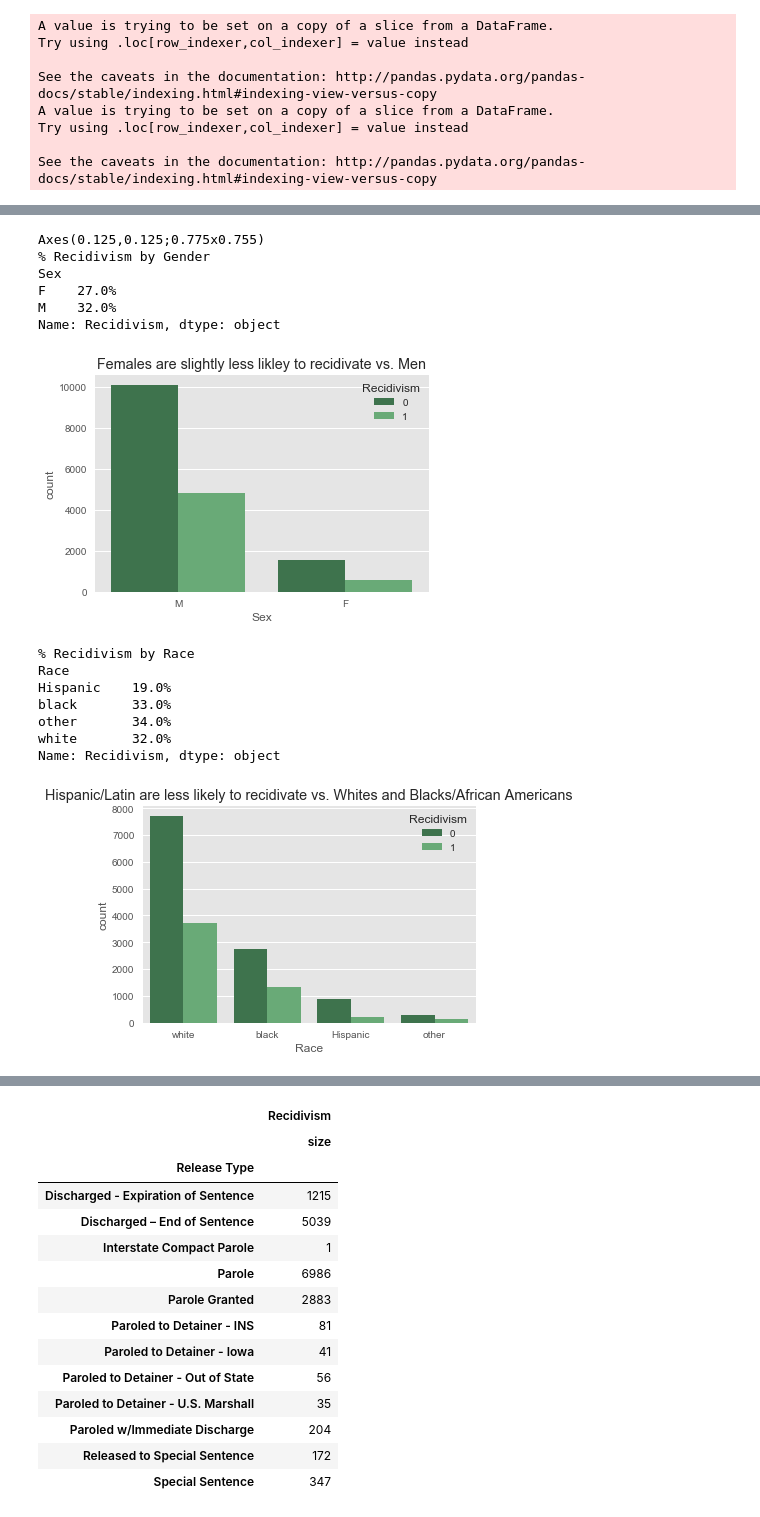
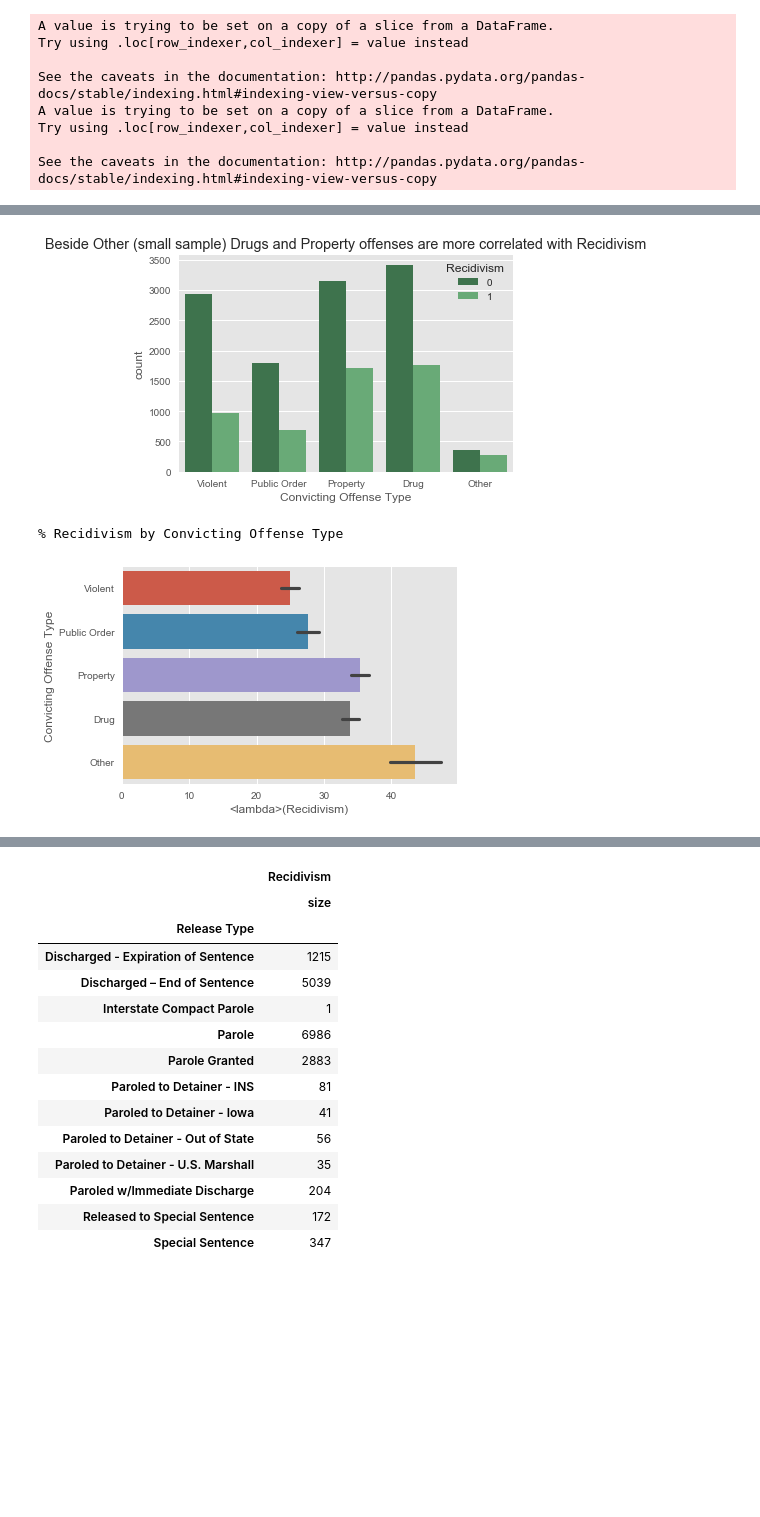
Before and after one commit to matanefron/Final-Project, a Jupyter notebook: ds_class_2017_new/final_project/Recidivism Project.ipynb, the cells around one changed output, grey strips where cells are left out. Cells and saved outputs as stored; diff of their text form; code cells hidden in the pictures; blank space fills up the shorter version.

```diff
--- a/ds_class_2017_new/final_project/Recidivism Project.ipynb
+++ b/ds_class_2017_new/final_project/Recidivism Project.ipynb
@@ -101,37 +145,25 @@ See the caveats in the documentation: http://pandas.pydata.org/pandas-docs/stabl
 # %%
 ax = plt.axes()
-print sns.countplot(x="Sex",hue="Recidivism", data=df, palette="Greens_d");
-ax.set_title('Females are slightly less likley to recidivate vs. Men')
+sns.countplot(x="Convicting Offense Type",hue="Recidivism", data=df, palette="Greens_d");
+
+ax.set_title('Beside Other (small sample) Drugs and Property offenses are more correlated with Recidivism')
 
 
-print "% Recidivism by Gender"
-print np.round(100*pd.to_numeric(df_rec_y.groupby('Sex')['Recidivism'].count(),errors='coerce')/
-df.groupby('Sex')['Recidivism'].count()).astype(str) + "%"
+plt.show()
+
+
+print "% Recidivism by Convicting Offense Type"
+
+sns.barplot(x='Recidivism', y='Convicting Offense Type', data=df, estimator=lambda x: sum(x==1)*1.0/len(x)*100)
 
 plt.show()
+
+
+##If we want to print % table
+
+#print np.round(100*pd.to_numeric(df_rec_y.groupby('Convicting Offense Type')['Recidivism'].count(),errors='coerce')
+#                    /df.groupby('Convicting Offense Type')['Recidivism'].count()).astype(str)+ "%"
 # %% [output]
+[figure, new version]
-Axes(0.125,0.125;0.775x0.755)
-% Recidivism by Gender
-Sex
-F    27.0%
-M    32.0%
-Name: Recidivism, dtype: object
+% Recidivism by Convicting Offense Type
-[figure, old version]
+[figure, added]
-# %%
-ax = plt.axes()
-sns.countplot(x="Race",hue="Recidivism",order =('white','black','Hispanic','other'),data=df, palette="Greens_d");
-ax.set_title('Hispanic/Latin are less likely to recidivate vs. Whites and Blacks/African Americans')
-
-print "% Recidivism by Race"
-print np.round(100*(pd.to_numeric(df_rec_y.groupby('Race')['Recidivism'].count(),errors='coerce')
-           /df.groupby('Race')['Recidivism'].count())).astype(str) + '%'
-plt.show()
-# %% [output]
-% Recidivism by Race
-Race
-Hispanic    19.0%
-black       33.0%
-other       34.0%
-white       32.0%
-Name: Recidivism, dtype: object
-[figure, removed]
```
Also changed, not shown: parts of 15 cells of this notebook.
